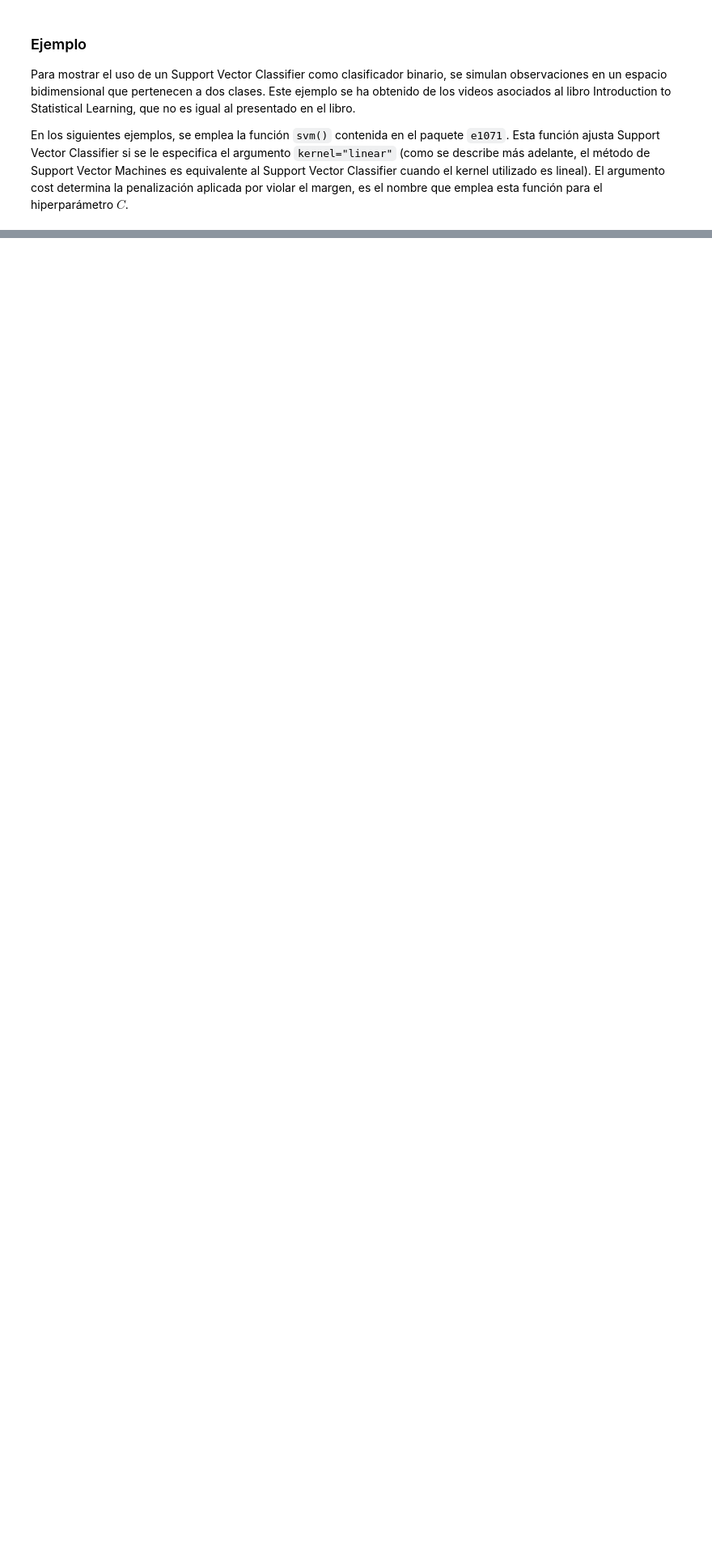
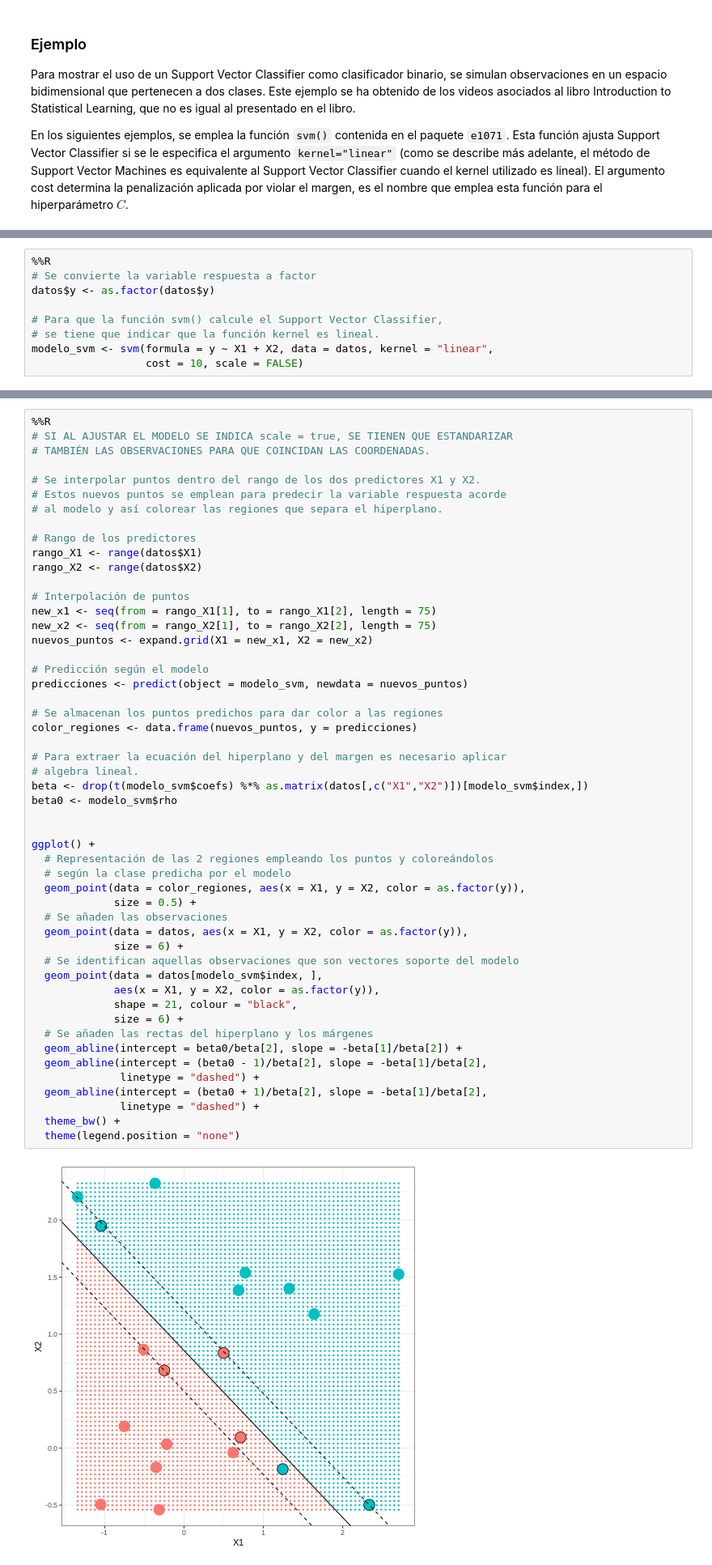
Before and after one commit to edgaryair1024/RtoLearn, a Jupyter notebook: M3_2.ipynb, the cells around one changed output, grey strips where cells are left out. Shown at 81% size. Drawn from its saved outputs; the diff is of its cells as text; blank space fills up the shorter version.

```diff
--- a/M3_2.ipynb
+++ b/M3_2.ipynb
@@ -1017,0 +1042,9 @@ En los siguientes ejemplos, se emplea la función ``svm()`` contenida en el paqu
+# %%
+%%R
+# Se convierte la variable respuesta a factor
+datos$y <- as.factor(datos$y)
+
+# Para que la función svm() calcule el Support Vector Classifier,
+# se tiene que indicar que la función kernel es lineal.
+modelo_svm <- svm(formula = y ~ X1 + X2, data = datos, kernel = "linear",
+                  cost = 10, scale = FALSE)
@@ -1017,0 +1078,53 @@ En los siguientes ejemplos, se emplea la función ``svm()`` contenida en el paqu
+# %%
+%%R
+# SI AL AJUSTAR EL MODELO SE INDICA scale = true, SE TIENEN QUE ESTANDARIZAR
+# TAMBIÉN LAS OBSERVACIONES PARA QUE COINCIDAN LAS COORDENADAS.
+
+# Se interpolar puntos dentro del rango de los dos predictores X1 y X2.
+# Estos nuevos puntos se emplean para predecir la variable respuesta acorde
+# al modelo y así colorear las regiones que separa el hiperplano.
+
+# Rango de los predictores
+rango_X1 <- range(datos$X1)
+rango_X2 <- range(datos$X2)
+
+# Interpolación de puntos
+new_x1 <- seq(from = rango_X1[1], to = rango_X1[2], length = 75)
+new_x2 <- seq(from = rango_X2[1], to = rango_X2[2], length = 75)
+nuevos_puntos <- expand.grid(X1 = new_x1, X2 = new_x2)
+
+# Predicción según el modelo
+predicciones <- predict(object = modelo_svm, newdata = nuevos_puntos)
+
+# Se almacenan los puntos predichos para dar color a las regiones
+color_regiones <- data.frame(nuevos_puntos, y = predicciones)
+
+# Para extraer la ecuación del hiperplano y del margen es necesario aplicar
+# algebra lineal.
+beta <- drop(t(modelo_svm$coefs) %*% as.matrix(datos[,c("X1","X2")])[modelo_svm$index,])
+beta0 <- modelo_svm$rho
+
+
+ggplot() +
+  # Representación de las 2 regiones empleando los puntos y coloreándolos
+  # según la clase predicha por el modelo
+  geom_point(data = color_regiones, aes(x = X1, y = X2, color = as.factor(y)),
+             size = 0.5) +
+  # Se añaden las observaciones
+  geom_point(data = datos, aes(x = X1, y = X2, color = as.factor(y)),
+             size = 6) +
+  # Se identifican aquellas observaciones que son vectores soporte del modelo
+  geom_point(data = datos[modelo_svm$index, ],
+             aes(x = X1, y = X2, color = as.factor(y)),
+             shape = 21, colour = "black",
+             size = 6) +
+  # Se añaden las rectas del hiperplano y los márgenes
+  geom_abline(intercept = beta0/beta[2], slope = -beta[1]/beta[2]) +
+  geom_abline(intercept = (beta0 - 1)/beta[2], slope = -beta[1]/beta[2],
+              linetype = "dashed") +
+  geom_abline(intercept = (beta0 + 1)/beta[2], slope = -beta[1]/beta[2],
+              linetype = "dashed") +
+  theme_bw() +
+  theme(legend.position = "none")
+# %% [output]
+[figure, added]
```
Also changed, not shown: parts of 36 cells of this notebook.
